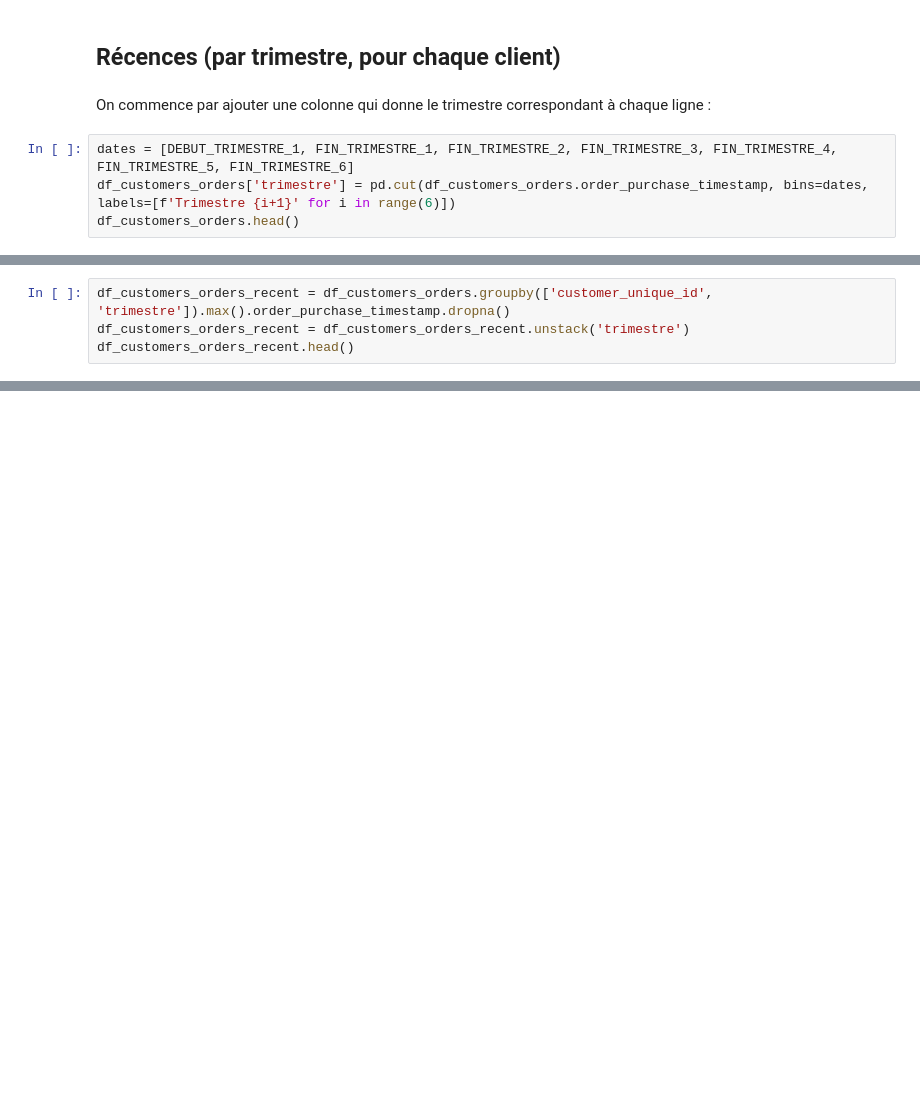
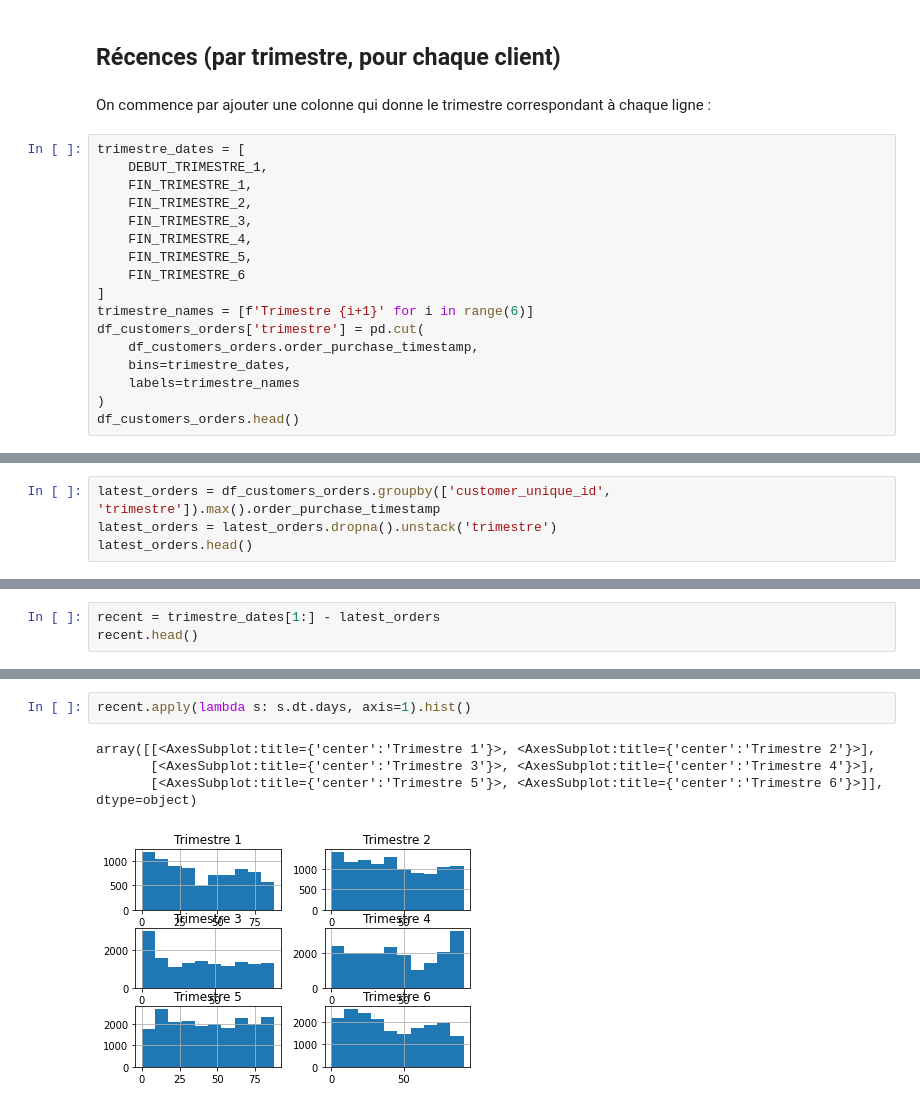
Before and after one commit to JM-JO/OpenClassrooms-Projet-5---Segmentation-clients, a Jupyter notebook: Projet 5 v08_review_nathalie.ipynb, the cells around one changed output, grey strips where cells are left out. Cells and saved outputs as stored; diff of their text form; blank space fills up the shorter version.

```diff
--- a/Projet 5 v08_review_nathalie.ipynb
+++ b/Projet 5 v08_review_nathalie.ipynb
@@ -1001,8 +1001,21 @@ df_customers_orders
 # %% [markdown]
 On commence par ajouter une colonne qui donne le trimestre correspondant à chaque ligne :
 # %%
-dates = [DEBUT_TRIMESTRE_1, FIN_TRIMESTRE_1, FIN_TRIMESTRE_2, FIN_TRIMESTRE_3, FIN_TRIMESTRE_4, FIN_TRIMESTRE_5, FIN_TRIMESTRE_6]
-df_customers_orders['trimestre'] = pd.cut(df_customers_orders.order_purchase_timestamp, bins=dates, labels=[f'Trimestre {i+1}' for i in range(6)])
+trimestre_dates = [
+    DEBUT_TRIMESTRE_1,
+    FIN_TRIMESTRE_1,
+    FIN_TRIMESTRE_2,
+    FIN_TRIMESTRE_3,
+    FIN_TRIMESTRE_4,
+    FIN_TRIMESTRE_5,
+    FIN_TRIMESTRE_6
+]
+trimestre_names = [f'Trimestre {i+1}' for i in range(6)]
+df_customers_orders['trimestre'] = pd.cut(
+    df_customers_orders.order_purchase_timestamp,
+    bins=trimestre_dates,
+    labels=trimestre_names
+)
 df_customers_orders.head()
 # %% [output]
 |  | customer_unique_id | customer_zip_code_prefix | customer_city | customer_state | order_id | order_status | ... |
@@ -1016,7 +1029,7 @@ On ne garde, pour chaque client et chaque trimestre, que la date d'ordre la plus
 # %%
-df_customers_orders_recent = df_customers_orders.groupby(['customer_unique_id', 'trimestre']).max().order_purchase_timestamp.dropna()
-df_customers_orders_recent = df_customers_orders_recent.unstack('trimestre')
-df_customers_orders_recent.head()
+latest_orders = df_customers_orders.groupby(['customer_unique_id', 'trimestre']).max().order_purchase_timestamp
+latest_orders = latest_orders.dropna().unstack('trimestre')
+latest_orders.head()
 # %% [output]
 | trimestre | Trimestre 1 | Trimestre 2 | Trimestre 3 | Trimestre 4 | Trimestre 5 | Trimestre 6 |
 | customer_unique_id |  |  |  |  |  |  |
@@ -1450,0 +1043,3 @@ df_customers_orders_payments
+# %%
+recent = trimestre_dates[1:] - latest_orders
+recent.head()
@@ -1450,0 +1054,7 @@ df_customers_orders_payments
+# %%
+recent.apply(lambda s: s.dt.days, axis=1).hist()
+# %% [output]
+array([[<AxesSubplot:title={'center':'Trimestre 1'}>, <AxesSubplot:title={'center':'Trimestre 2'}>],
+       [<AxesSubplot:title={'center':'Trimestre 3'}>, <AxesSubplot:title={'center':'Trimestre 4'}>],
+       [<AxesSubplot:title={'center':'Trimestre 5'}>, <AxesSubplot:title={'center':'Trimestre 6'}>]], dtype=object)
+[figure, added]
```
Also changed, not shown: parts of 37 cells of this notebook.
